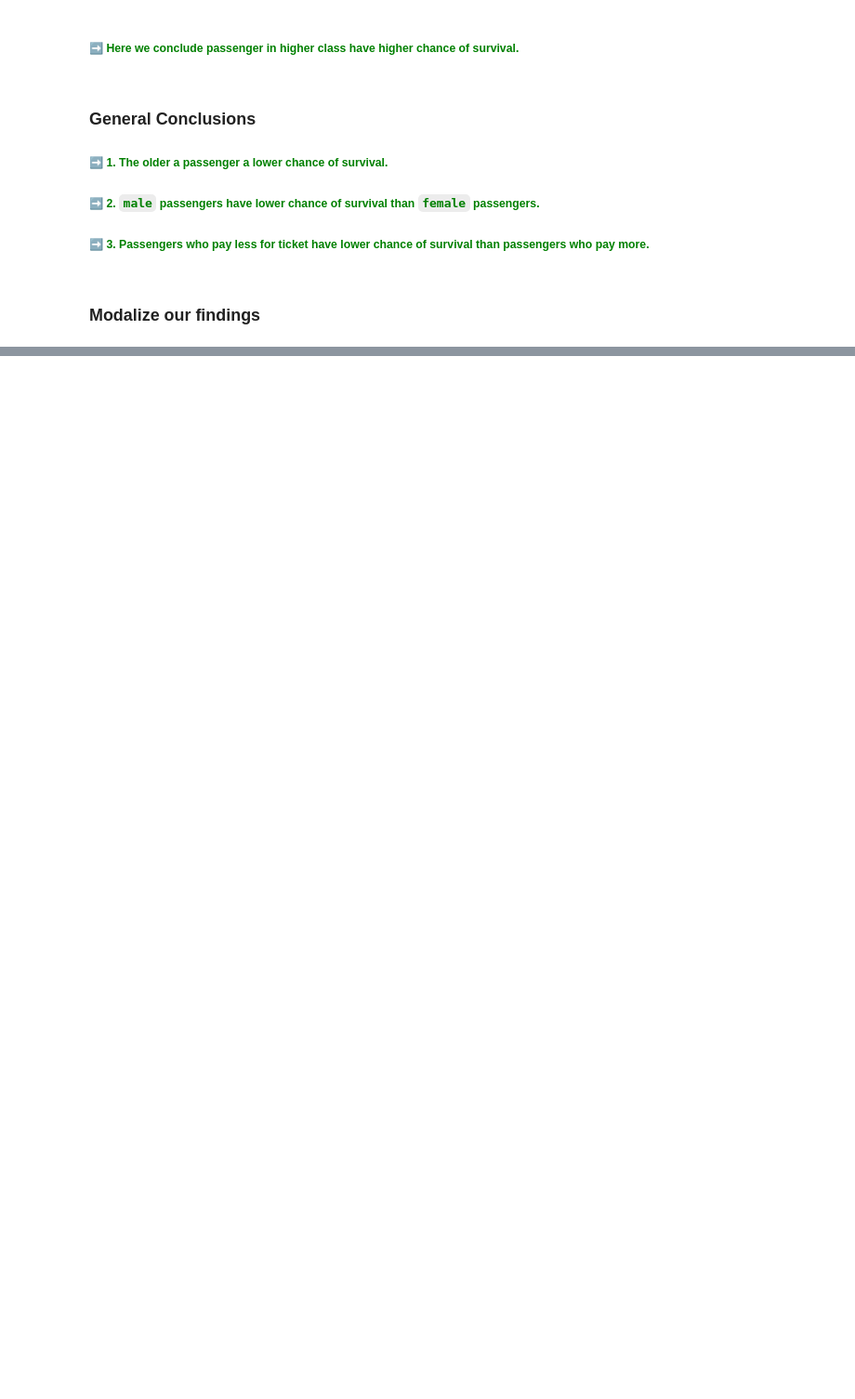
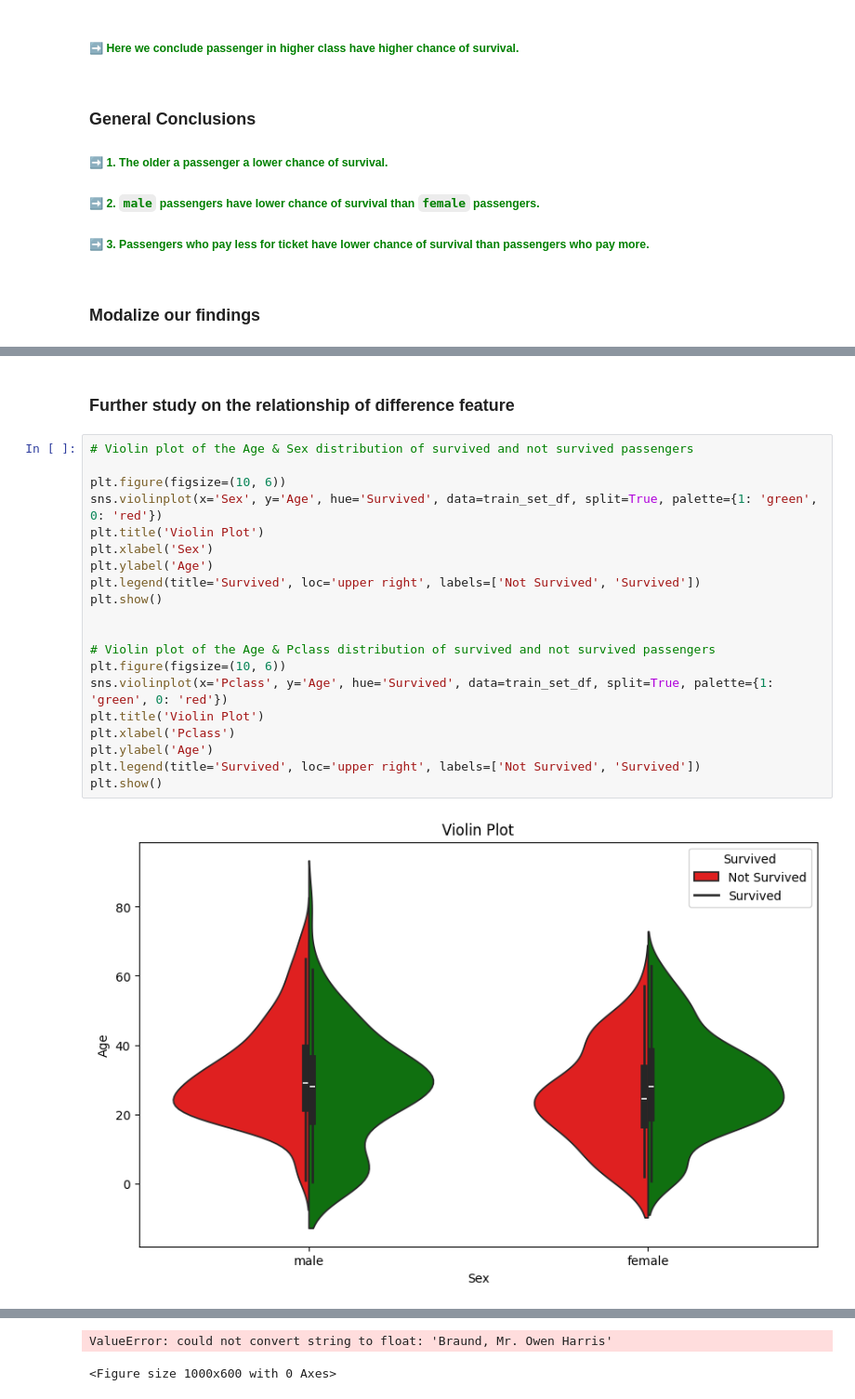
Before and after one commit to qng95/tuhh_nit_coding_ss2025, a Jupyter notebook: src/titanic/titanic.ipynb, the cells around one changed output, grey strips where cells are left out. Shown at 93% size. Cells and saved outputs as stored; diff of their text form; blank space fills up the shorter version.

```diff
--- a/src/titanic/titanic.ipynb
+++ b/src/titanic/titanic.ipynb
@@ -289,0 +398,24 @@ From the above analysis, we can see that
+# %% [markdown]
+### Further study on the relationship of difference feature
+# %%
+# Violin plot of the Age & Sex distribution of survived and not survived passengers
+
+plt.figure(figsize=(10, 6))
+sns.violinplot(x='Sex', y='Age', hue='Survived', data=train_set_df, split=True, palette={1: 'green', 0: 'red'})
+plt.title('Violin Plot')
+plt.xlabel('Sex')
+plt.ylabel('Age')
+plt.legend(title='Survived', loc='upper right', labels=['Not Survived', 'Survived'])
+plt.show()
+
+
+# Violin plot of the Age & Pclass distribution of survived and not survived passengers
+plt.figure(figsize=(10, 6))
+sns.violinplot(x='Pclass', y='Age', hue='Survived', data=train_set_df, split=True, palette={1: 'green', 0: 'red'})
+plt.title('Violin Plot')
+plt.xlabel('Pclass')
+plt.ylabel('Age')
+plt.legend(title='Survived', loc='upper right', labels=['Not Survived', 'Survived'])
+plt.show()
+# %% [output]
+[figure, added]
@@ -289,0 +424,2 @@ From the above analysis, we can see that
+ValueError: could not convert string to float: 'Braund, Mr. Owen Harris'
+<Figure size 1000x600 with 0 Axes>
```
Also changed, not shown: parts of 4 cells of this notebook, 2 other files.
